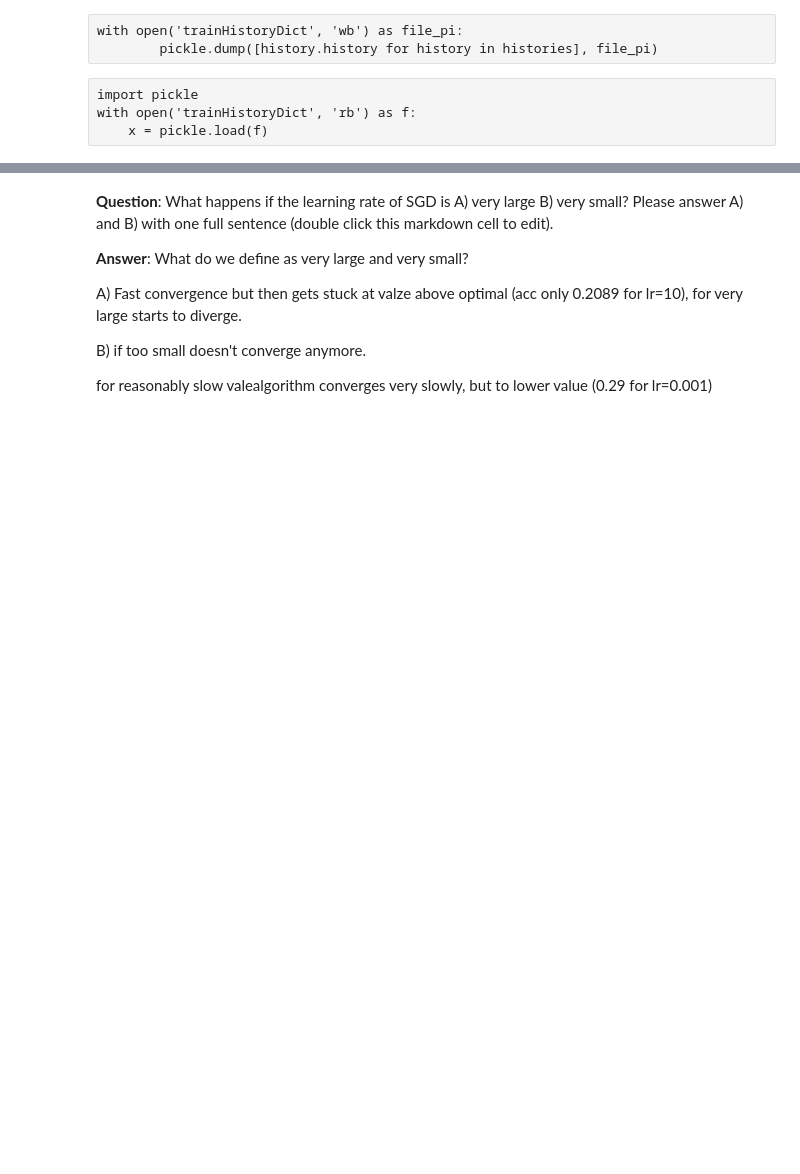
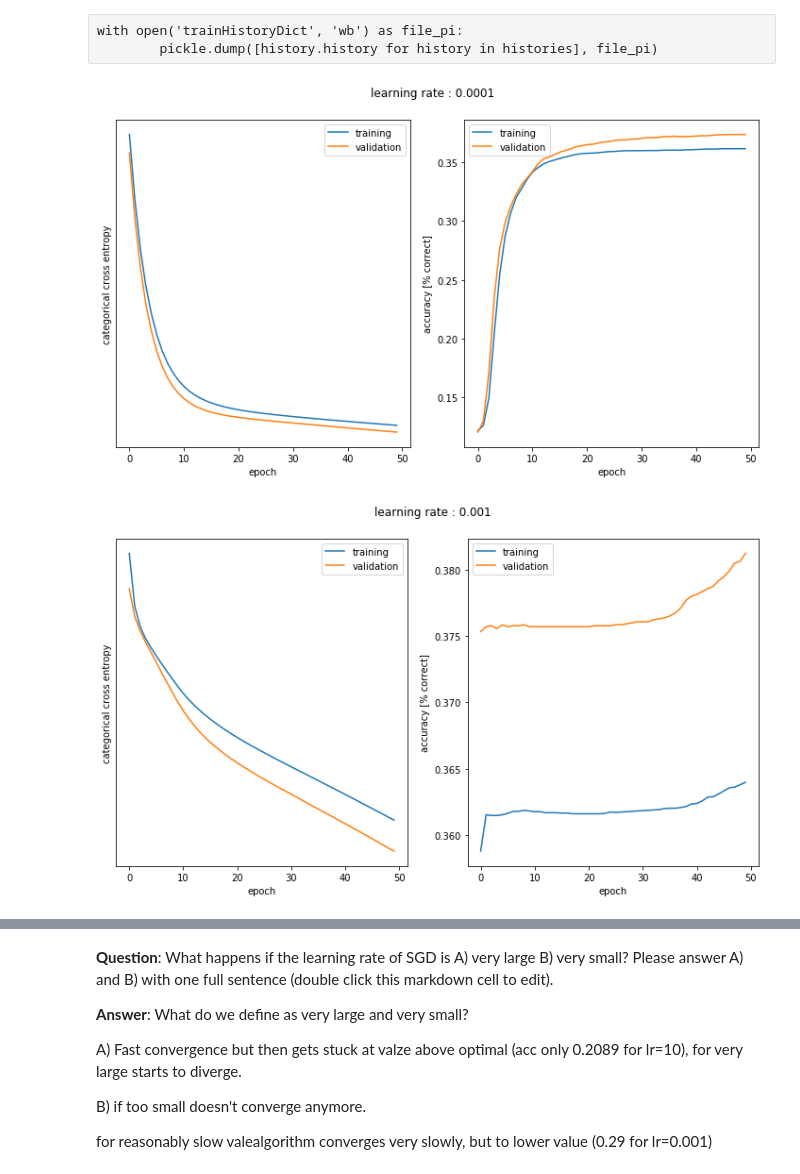
Before and after one commit to lguillain/Artificial-Neural-Networks, a Jupyter notebook: miniproject1/miniproject1_Leonore.ipynb, the cells around one changed output, grey strips where cells are left out. Saved outputs shown, nothing was run; the diff lists cells and outputs as text; code cells hidden in the pictures; blank space fills up the shorter version.

```diff
--- a/miniproject1/miniproject1_Leonore.ipynb
+++ b/miniproject1/miniproject1_Leonore.ipynb
@@ -120,11 +128,15 @@ def finalize_standardplot(fig, ax1, ax2):
     plt.subplots_adjust(top=0.9)
 
 def plot_history(history, title):
+    fig = plot_history_(history.history, title)
+    return fig
+
+def plot_history_(history, title):
     fig, ax1, ax2 = prepare_standardplot(title, 'epoch')
-    ax1.plot(history.history['loss'], label = "training")
-    ax1.plot(history.history['val_loss'], label = "validation")
-    ax2.plot(history.history['acc'], label = "training")
-    ax2.plot(history.history['val_acc'], label = "validation")
+    ax1.plot(history['loss'], label = "training")
+    ax1.plot(history['val_loss'], label = "validation")
+    ax2.plot(history['acc'], label = "training")
+    ax2.plot(history['val_acc'], label = "validation")
     finalize_standardplot(fig, ax1, ax2)
     return fig
 # %% [markdown]
@@ -267,22 +313,3 @@ minibatch = 128 #5. define minibatch size
 num_classes = y_test.shape[1]
 epochs = 50
 learning_rates = [0.0001, 0.001, 0.01, 0.1, 0.5, 1]
-
-histories = []
-
-for rate in learning_rates:
-    model = Sequential()
-    optimizer = SGD(rate)
-    model.add(Dense(64, activation=activation, input_dim=x_train.shape[1]))
-    model.add(Dense(num_classes, activation='softmax', name='outputlayer'))
-
-    model.compile(loss=loss,
-                  optimizer=optimizer,
-                  metrics=metrics)
-    model.summary()
-
-    history = model.fit(x_train, y_train, batch_size=minibatch, epochs=epochs,
-                        validation_data=(x_test, y_test), verbose=0)
-    histories.append(history)
-    plot_history(history, rate)
-    plt.show()
@@ -289,7 +335,12 @@ for rate in learning_rates:
 # %% [raw]
 with open('trainHistoryDict', 'wb') as file_pi:
         pickle.dump([history.history for history in histories], file_pi)
-# %% [raw]
-import pickle
-with open('trainHistoryDict', 'rb') as f:
-    x = pickle.load(f)
+# %%
+histories = pickle.load( open( "trainHistoryDict", "rb" ) )
+
+for i,history in enumerate(histories):
+    plot_history_(history, 'learning rate : ' + str(learning_rates[i]))
+    plt.show()
+# %% [output]
+[figure, added]
+[figure, added]
```
Also changed, not shown: parts of 44 cells of this notebook.
